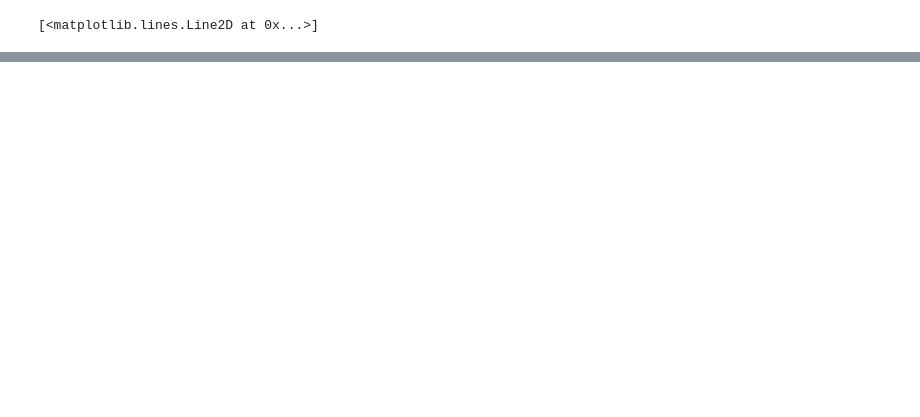
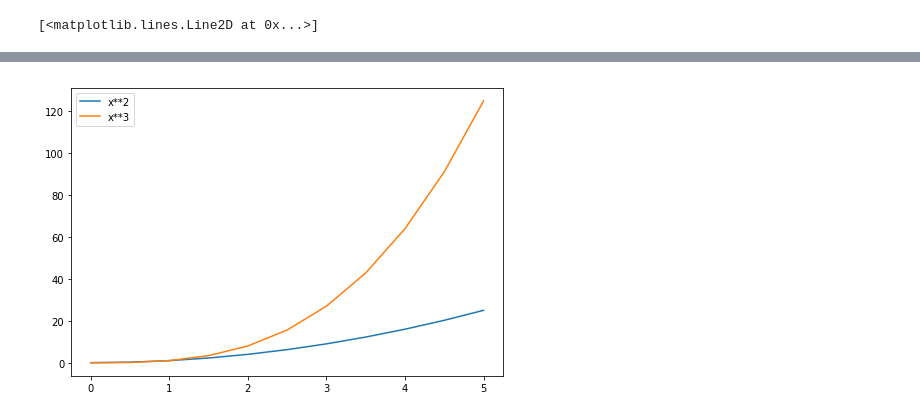
Before and after one commit to RAIERIN/PythonMachineLearningBasics, a Jupyter notebook: Matplotlib/Matplotlib Concepts Lecture.ipynb, the cells around one changed output, grey strips where cells are left out. Saved outputs shown, nothing was run; the diff lists cells and outputs as text; code cells hidden in the pictures; blank space fills up the shorter version.

```diff
--- a/Matplotlib/Matplotlib Concepts Lecture.ipynb
+++ b/Matplotlib/Matplotlib Concepts Lecture.ipynb
@@ -105,0 +131,10 @@ fig, axes = plt.subplots(nrows=1,ncols = 2)
+# %%
+fig = plt.figure()
+
+ax = fig.add_axes([0,0,1,1])
+ax.plot(x,x**2,label='x**2')
+# ax.set_title('Title')
+# ax.set_ylabel('Y')
+# ax.set_xlabel('X')
+ax.plot(x,x**3, label='x**3')
+ax.legend(loc=0)
@@ -105,0 +144,15 @@ fig, axes = plt.subplots(nrows=1,ncols = 2)
+# %%
+# Lots of options....
+
+ax.legend(loc=1) # upper right corner
+ax.legend(loc=2) # upper left corner
+ax.legend(loc=3) # lower left corner
+ax.legend(loc=4) # lower right corner
+
+# .. many more options are available
+
+# Most common to choose
+ax.legend(loc=0) # let matplotlib decide the optimal location
+fig
+# %% [output]
+[figure, added]
```
Also changed, not shown: parts of 7 cells of this notebook, 1 other file.
